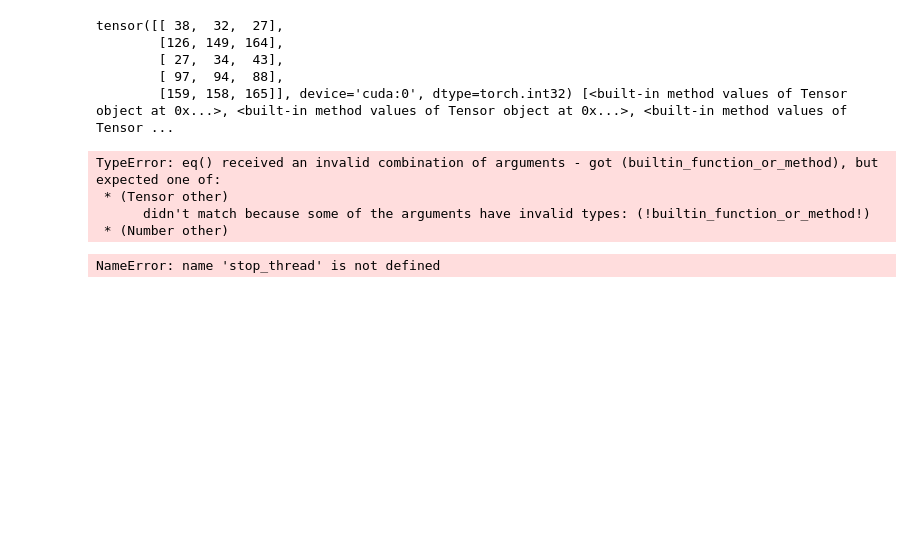
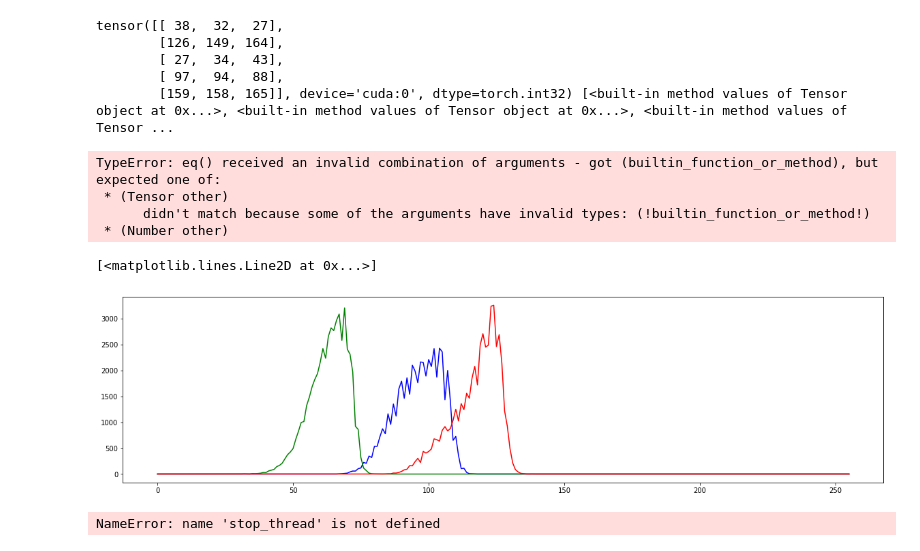
Before and after one commit to zzanggyusik/OSS_Jetbot, a Jupyter notebook: mini_project/mini_project.ipynb, the cells around one changed output. Cells and saved outputs as stored; diff of their text form; code cells hidden in the pictures; blank space fills up the shorter version.

```diff
--- a/mini_project/mini_project.ipynb
+++ b/mini_project/mini_project.ipynb
@@ -191,6 +196,18 @@ def BLN_Onboard():
         #rgb = np.array([red_hist.argmax(),grean_hist.argmax(),blue_hist.argmax()])
 
         RGB.Set_All_RGB(red_hist.argmax(),grean_hist.argmax(),blue_hist.argmax())
+# %%
+blue_hist = cv2.calcHist([camera.value],[0],None,[256],[0,256])
+green_hist = cv2.calcHist([camera.value],[1],None,[256],[0,256])
+red_hist = cv2.calcHist([camera.value],[2],None,[256],[0,256])
+# %%
+plt.figure(figsize=(20,5))
+plt.plot(blue_hist, 'b-')
+plt.plot(green_hist, 'g-')
+plt.plot(red_hist, 'r-')
+# %% [output]
+[<matplotlib.lines.Line2D at 0x...>]
+[figure, added]
 # %%
 thread1 = threading.Thread(target=BLN_Onboard)
 # thread1.setDaemon(True)
```
Also changed, not shown: parts of 2 cells of this notebook, 1 other file.
